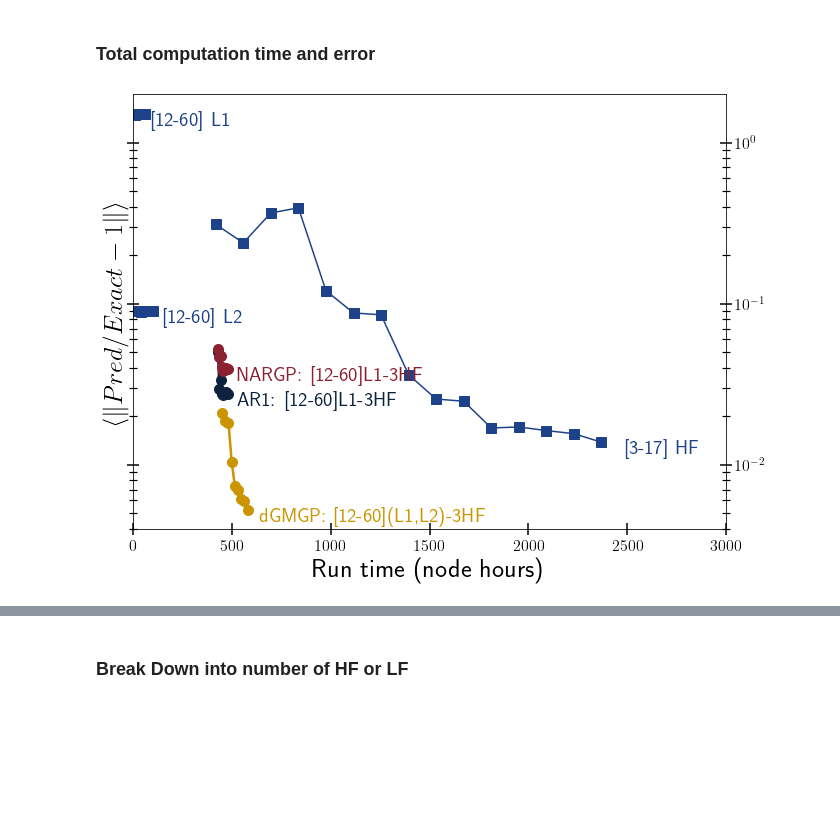
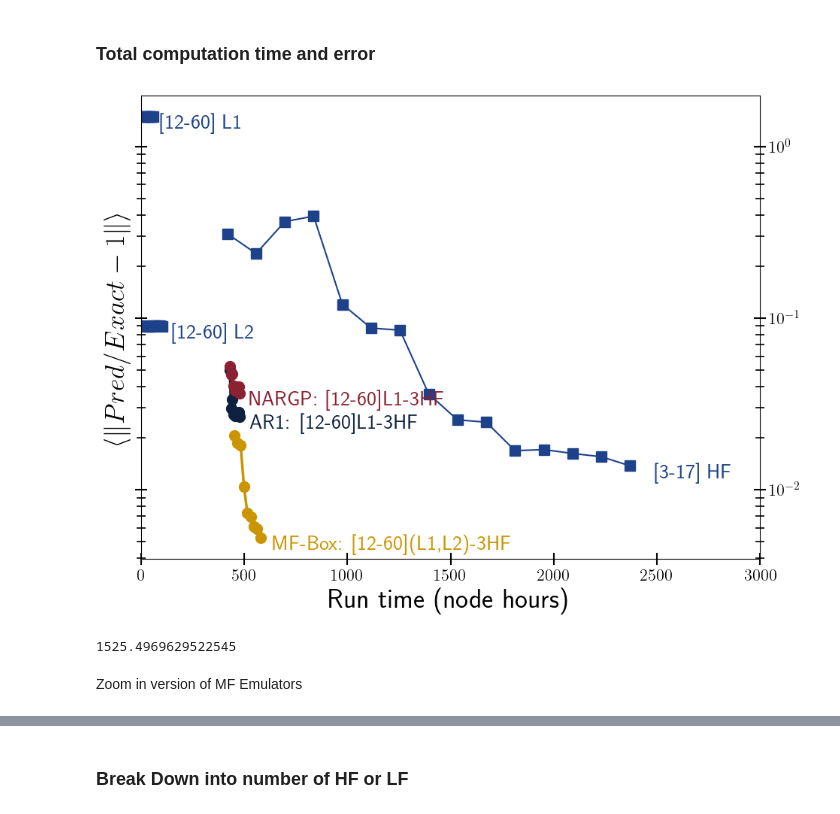
Before and after one commit to jibanCat/matter_emu_mfbox, a Jupyter notebook: notebooks/MF_figures-Copy1.ipynb, the cells around one changed output, grey strips where cells are left out. Cells and saved outputs as stored; diff of their text form; code cells hidden in the pictures; blank space fills up the shorter version.

```diff
--- a/notebooks/MF_figures-Copy1.ipynb
+++ b/notebooks/MF_figures-Copy1.ipynb
@@ -65,9 +49,13 @@ c_midnight = '#0E2240'
 
 colors = [c_flatirons, c_sunshine, c_skyline, c_midnight]
 
+# acronym
+mf_box = "MF-Box"
+
 # useful throughout
-base_dir = '/home/jibancat/Documents/PYTHON/matter_emu_dgmgp/data/'
-emudir = '/home/jibancat/Documents/PYTHON/matter_emu_dgmgp/data/dmo_60_res128box256/'
+base_dir = '/Users/jibanmac/Documents/GitHub/matter_emu_dgmgp/data/'
+emudir = '/Users/jibanmac/Documents/GitHub/matter_emu_dgmgp/data/dmo_60_res128box256/'
+imgdir = '/Users/jibanmac/Documents/Latex/mf_boxsize_paper/images/'
 zz = np.array([0, 0.2, 0.5, 1.0, 2.0, 3.0])
 test = h5py.File(emudir+'cc_emulator_powerspecs.hdf5', 'r')
 kf_test = test['kfmpc'][:]
@@ -1318,7 +1411,7 @@ ax.plot(
     lw=2.5,
     c=c_sunshine,
     ms=10,
-    label="dGMGP [12-60]L1-[12-60]L2-3H",
+    label=mf_box + " [12-60]L1-[12-60]L2-3H",
 )
 
 # Texts
@@ -1355,33 +1448,60 @@ ax.text(
     0.85*nargp_vary_lf.mean(axis=(0, 2, 3))[-1],
     'NARGP: [12-60]L1-3HF',
     fontsize=20,
     color=c_flatirons,
 )
 ax.text(
     1.1 * (3 * time_per_hfsim + 60 * time_per_lfsim + 60 * time_per_lfsim2),
     0.85*dgmgp_vary_lf.mean(axis=(0, 2, 3))[-1],
-    'dGMGP: [12-60](L1,L2)-3HF',
+    mf_box + ': [12-60](L1,L2)-3HF',
     fontsize=20,
     color=c_sunshine,
 )
 
 ax.set_xlabel('Run time (node hours)', fontsize=26)
 ax.set_ylabel(r'$\langle\| Pred/Exact - 1 \|\rangle$', fontsize=26)
 ax.set_yscale('log')
 # ax.set_xscale('log')
 
 # ax.set_ylim([7e-3, 1e-1])
 ax.set_xlim([0, 3000])
 
 ax.tick_params(which='both', direction='inout', right=True, labelright=True, labelleft=False, length=12)
 ax.tick_params(which='minor', length=8, labelright=False, labelleft=False)
 
 fig.patch.set_facecolor('none')
 fig.subplots_adjust(hspace=0, wspace=0)
 fig.savefig(
-    "/home/jibancat/Documents/Latex/mf_boxsize_paper/images/runtime_error.pdf",
+    os.path.join(imgdir, "runtime_error.pdf"),
     bbox_inches='tight', pad_inches=0.075
 )
 plt.show()
 # %% [output]
-[figure, old version]
+[figure, new version]
+# %%
+# conservative estimate of the HF emulation error to match MFBOX
+hf_costs = np.array([3, 4, 5, 6, 7, 8, 9, 10, 11, 12, 13, 14, 15, 16, 17]) * time_per_hfsim
+n_hf = np.array([3, 4, 5, 6, 7, 8, 9, 10, 11, 12, 13, 14, 15, 16, 17])
+
+x = hf_costs[-5:]
+y = hf_only_error.mean(axis=(0, 2, 3))[-5:]
+
+# MFBOX best error
+best_mfbox = dgmgp_vary_lf.mean(axis=(0, 2, 3))[-1]
+
+# save to txt
+np.savetxt("budget_size/hfonly_budget_size.txt",
+            [n_hf, hf_only_error.mean(axis=(0, 2, 3)), hf_only_error.std(axis=(0, 2, 3))]
+          )
+
+y, best_mfbox
+
+slope = (y[-1] - y[0]) / (x[-1] - x[0])
+
+# problem: best_mfbox = slope * cost + y[-1]
+#          (best_mfbox - y[-1]) / slope = cost
+(best_mfbox - y[-1]) / slope
+# %% [output]
+1525.4969629522545
+# %% [markdown]
+Zoom in version of MF Emulators
```
Also changed, not shown: parts of 16 cells of this notebook, 3 other files.
